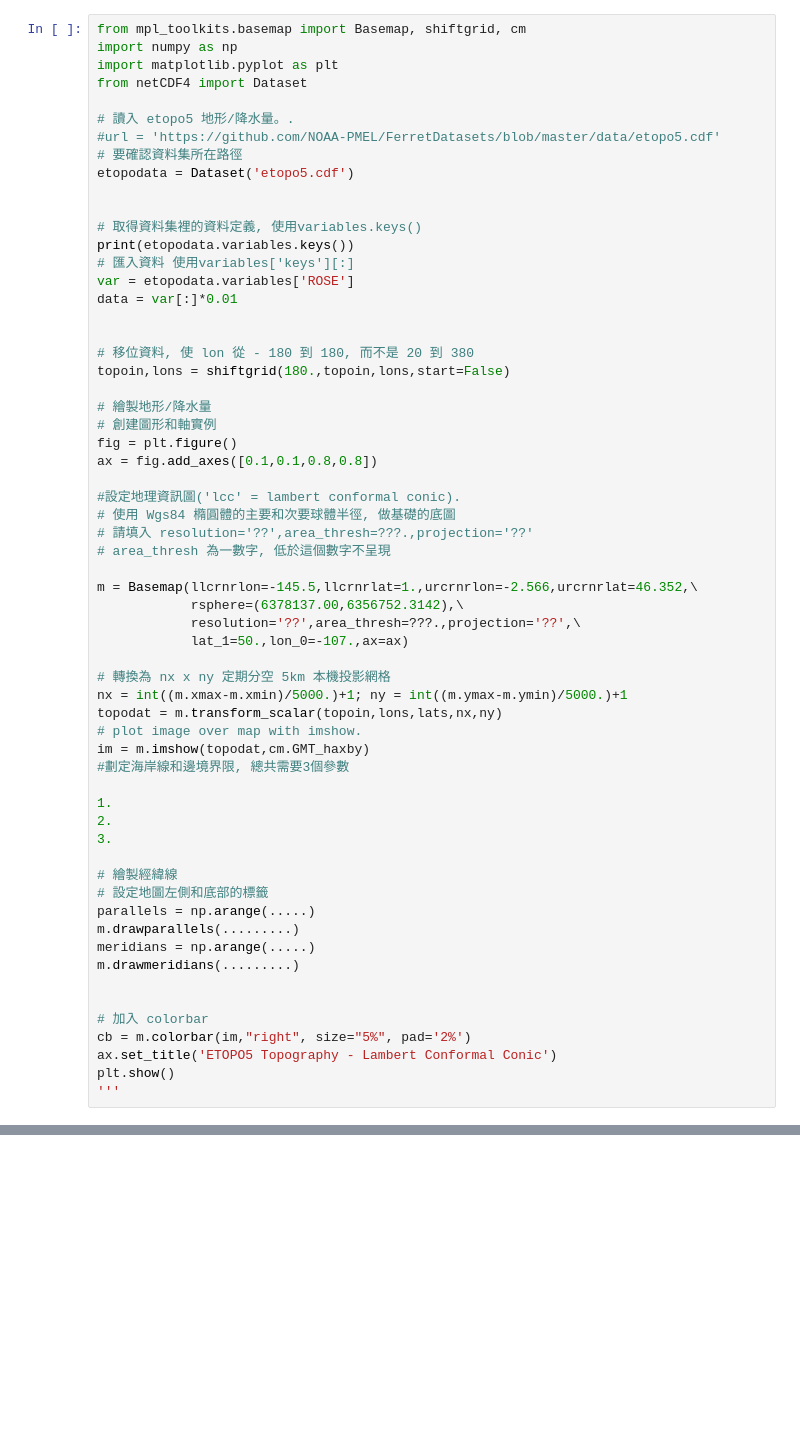
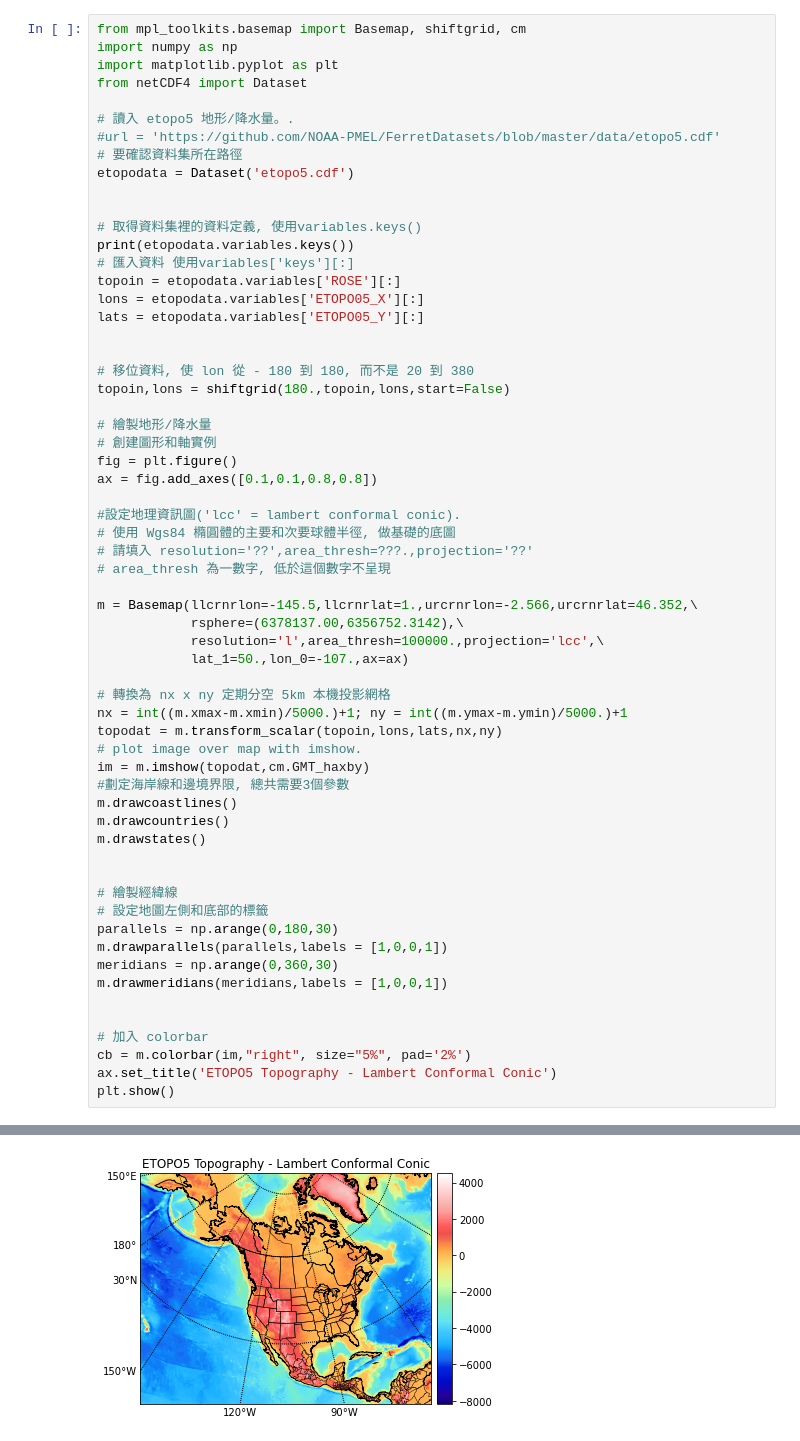
Before and after one commit to VernonHong/ML1000Days, a Jupyter notebook: homework/Day_025_HW.ipynb, the cells around one changed output, grey strips where cells are left out. Cells and saved outputs as stored; diff of their text form; blank space fills up the shorter version.

```diff
--- a/homework/Day_025_HW.ipynb
+++ b/homework/Day_025_HW.ipynb
@@ -13,8 +13,9 @@ etopodata = Dataset('etopo5.cdf')
 # 取得資料集裡的資料定義, 使用variables.keys()
 print(etopodata.variables.keys())
 # 匯入資料 使用variables['keys'][:]
-var = etopodata.variables['ROSE']
-data = var[:]*0.01
+topoin = etopodata.variables['ROSE'][:]
+lons = etopodata.variables['ETOPO05_X'][:]
+lats = etopodata.variables['ETOPO05_Y'][:]
 
 
 # 移位資料, 使 lon 從 - 180 到 180, 而不是 20 到 380
@@ -32,7 +33,7 @@ ax = fig.add_axes([0.1,0.1,0.8,0.8])
 
 m = Basemap(llcrnrlon=-145.5,llcrnrlat=1.,urcrnrlon=-2.566,urcrnrlat=46.352,\
             rsphere=(6378137.00,6356752.3142),\
-            resolution='??',area_thresh=???.,projection='??',\
+            resolution='l',area_thresh=100000.,projection='lcc',\
             lat_1=50.,lon_0=-107.,ax=ax)
 
 # 轉換為 nx x ny 定期分空 5km 本機投影網格
@@ -41,22 +42,21 @@ topodat = m.transform_scalar(topoin,lons,lats,nx,ny)
 # plot image over map with imshow.
 im = m.imshow(topodat,cm.GMT_haxby)
 #劃定海岸線和邊境界限, 總共需要3個參數
+m.drawcoastlines()
+m.drawcountries()
+m.drawstates()
 
-1.
-2.
-3.
 
 # 繪製經緯線
 # 設定地圖左側和底部的標籤
-parallels = np.arange(.....)
-m.drawparallels(.........)
-meridians = np.arange(.....)
-m.drawmeridians(.........)
+parallels = np.arange(0,180,30)
+m.drawparallels(parallels,labels = [1,0,0,1])
+meridians = np.arange(0,360,30)
+m.drawmeridians(meridians,labels = [1,0,0,1])
 
 
 # 加入 colorbar
 cb = m.colorbar(im,"right", size="5%", pad='2%')
 ax.set_title('ETOPO5 Topography - Lambert Conformal Conic')
 plt.show()
-'''
 # %% [output]
@@ -64 +64,2 @@ SyntaxError: invalid syntax (<ipython-input-17-3a1b7bdced8f>, line 34)
+[figure, added]
 # %%
```
Also changed, not shown: parts of 3 cells of this notebook.
